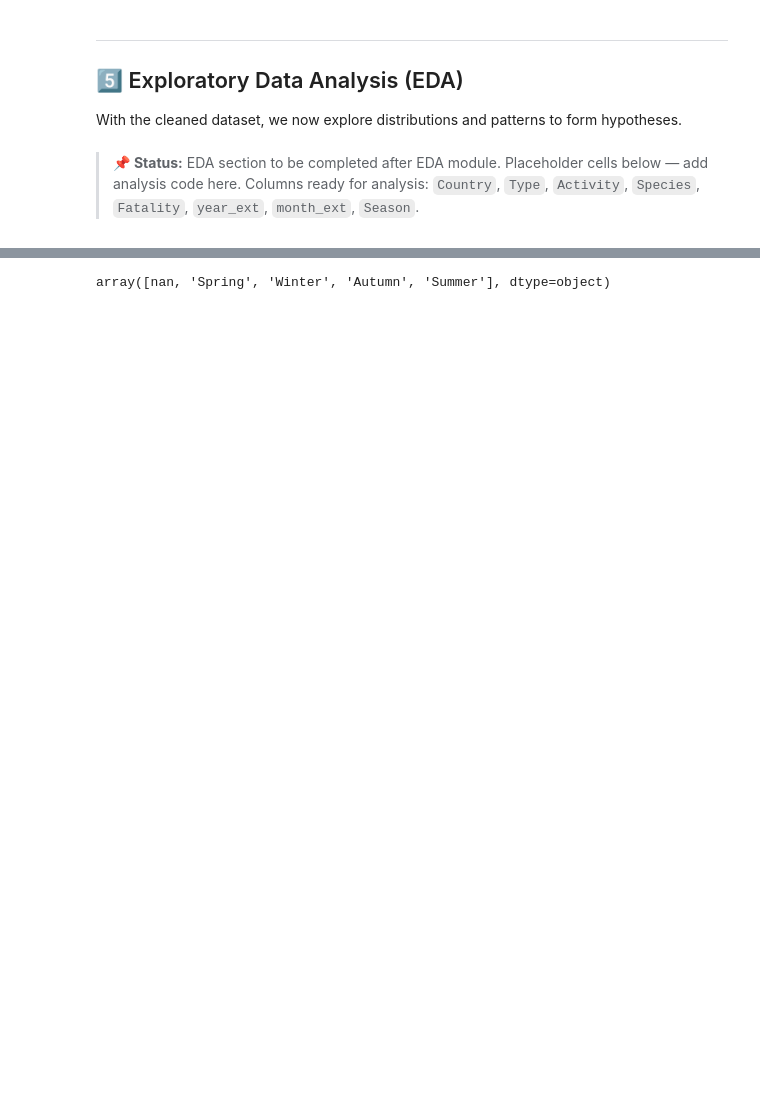
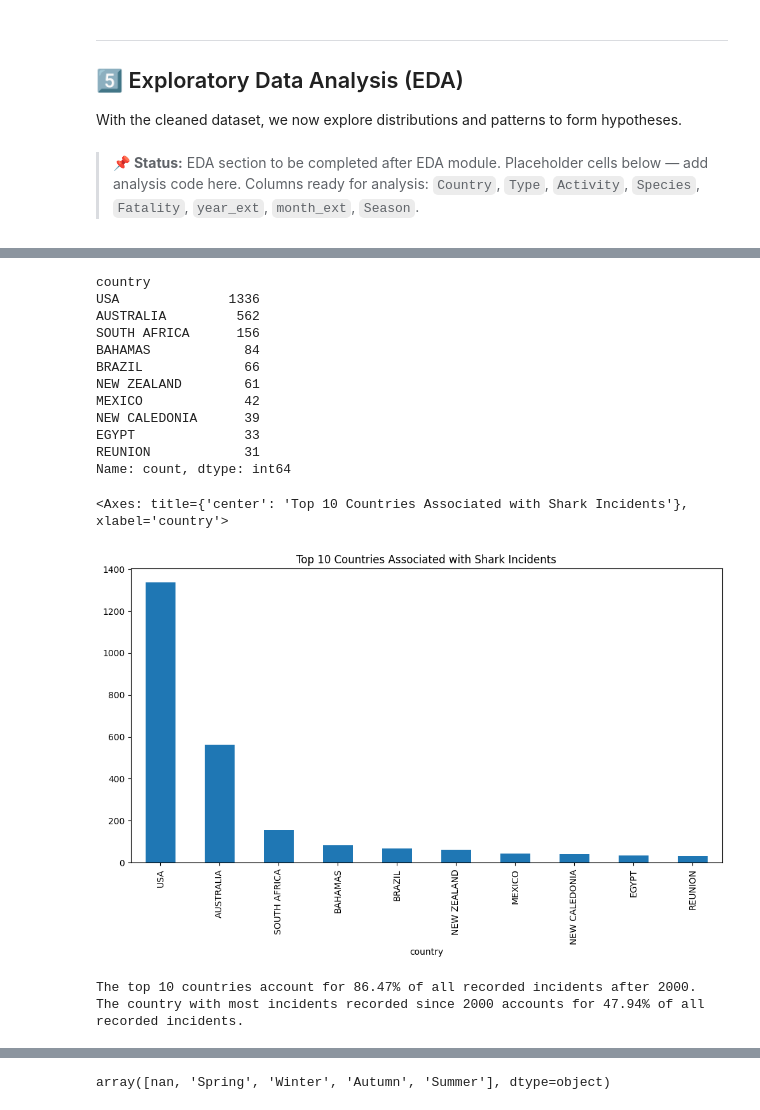
Before and after one commit to cadiyubu/Week2_Shark_Miniproject-, a Jupyter notebook: Shark_df_Analysis.ipynb, the cells around one changed output, grey strips where cells are left out. Saved outputs shown, nothing was run; the diff lists cells and outputs as text; code cells hidden in the pictures; blank space fills up the shorter version.

```diff
--- a/Shark_df_Analysis.ipynb
+++ b/Shark_df_Analysis.ipynb
@@ -911,3 +966,33 @@ With the cleaned dataset, we now explore distributions and patterns to form hypo
 # %%
 # 📌 PLACEHOLDER — top 10 countries
-# shark_clean['Country'].value_counts().head(10)
+# filtered for values only after the year 2000:
+geo_df = shark_clean[shark_clean['year'] >= 2000].copy()
+# Sort by frequency of country:
+geo_df = geo_df.sort_values(by='country',key=lambda x: x.value_counts().reindex(x),ascending=False)
+country_counts = geo_df['country'].value_counts()
+display(country_counts.head(10))
+country_counts.head(10).plot(kind='bar',figsize=(12,6), title='Top 10 Countries Associated with Shark Incidents')
+# %% [output]
+country
+USA              1336
+AUSTRALIA         562
+SOUTH AFRICA      156
+BAHAMAS            84
+BRAZIL             66
+NEW ZEALAND        61
+MEXICO             42
+NEW CALEDONIA      39
+EGYPT              33
+REUNION            31
+Name: count, dtype: int64
+<Axes: title={'center': 'Top 10 Countries Associated with Shark Incidents'}, xlabel='country'>
+[figure, added]
+# %%
+top10_share = (geo_df['country'].value_counts(normalize=True).head(10).sum())
+top1_share = (geo_df['country'].value_counts(normalize=True).head(1).sum())
+
+print(f'The top 10 countries account for {(top10_share*100).round(2)}% of all recorded incidents after 2000.')
+print(f'The country with most incidents recorded since 2000 accounts for {(top1_share*100).round(2)}% of all recorded incidents.')
+# %% [output]
+The top 10 countries account for 86.47% of all recorded incidents after 2000.
+The country with most incidents recorded since 2000 accounts for 47.94% of all recorded incidents.
```
Also changed, not shown: parts of 16 cells of this notebook.
